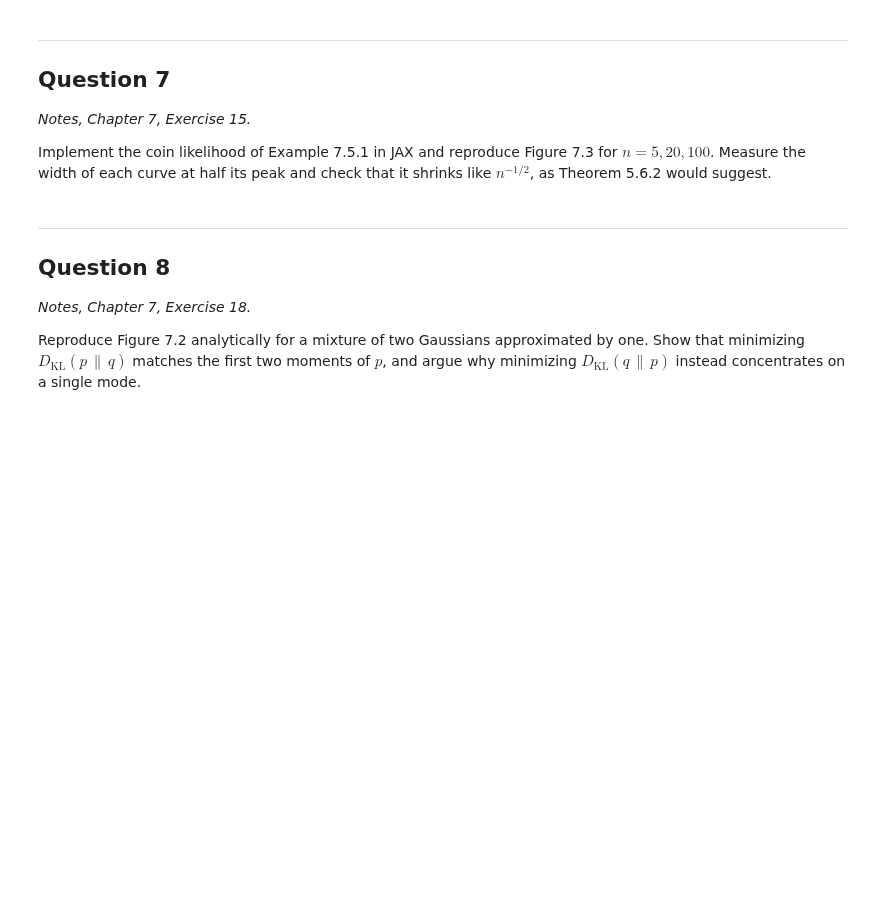
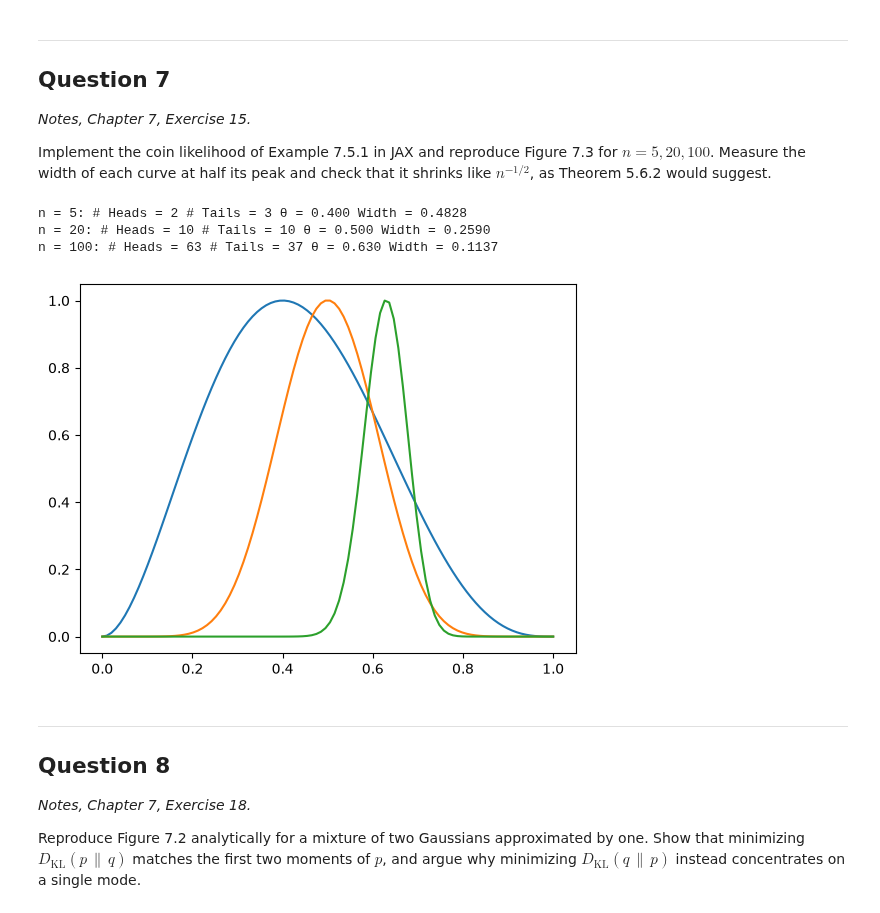
Before and after one commit to akhilghar/COE379L.1, a Jupyter notebook: HW3/Assignment_3-3.ipynb, the cells around one changed output. Drawn from its saved outputs; the diff is of its cells as text; code cells hidden in the pictures; blank space fills up the shorter version.

```diff
--- a/HW3/Assignment_3-3.ipynb
+++ b/HW3/Assignment_3-3.ipynb
@@ -326,6 +328,45 @@ Reproduce the table of Example 6.7.1: $d = 40$ channels, $n = 80$ samples, signa
 Implement the coin likelihood of Example 7.5.1 in JAX and reproduce Figure 7.3 for $n = 5, 20, 100$. Measure the width of each curve at half its peak and check that it shrinks like $n^{-1/2}$, as Theorem 5.6.2 would suggest.
 # %%
 # Question 7: your code here
+key = jax.random.PRNGKey(0)
+
+n_samples = [5, 20, 100]
+
+@jax.jit
+def flip_coin(key):
+    key, subkey = jax.random.split(key)
+    flip = jnp.round(jax.random.uniform(subkey))
+    return flip
+
+#
+theta_sweep = jnp.linspace(0,1,100)
+plt.figure()
+num_heads = np.zeros_like(n_samples)
+num_tails = np.zeros_like(n_samples)
+thetas = np.zeros_like(n_samples,dtype=jnp.float64)
+for i in range(len(n_samples)):
+    keys = jax.random.split(key, n_samples[i])
+    flips = jax.vmap(flip_coin)(keys)
+    thetas[i] = jnp.mean(flips)
+    num_heads[i] = jnp.sum(flips)
+    num_tails[i] = n_samples[i] - num_heads[i]
+
+    L = (theta_sweep)**num_heads[i] * (1.0 - theta_sweep)**num_tails[i]
+    L = jnp.asarray(L/L.max())
+    peak_idx = int(jnp.argmax(L))
+    plt.plot(theta_sweep, L/L.max())
+
+    lower_half, upper_half = jnp.where(L[:peak_idx] <= 0.5)[0], jnp.where(L[peak_idx:] <= 0.5)[0]
+    lo, hi = lower_half[-1], peak_idx + upper_half[0]
+    left = np.interp(0.5, [L[lo], L[lo+1]], [theta_sweep[lo], theta_sweep[lo+1]])
+    right = np.interp(0.5, [L[hi], L[hi-1]], [theta_sweep[hi], theta_sweep[hi-1]])
+
+    print(f"n = {n_samples[i]}: # Heads = {num_heads[i]} # Tails = {num_tails[i]} θ = {thetas[i]:.3f} Width = {right-left:.4f}")
+# %% [output]
+n = 5: # Heads = 2 # Tails = 3 θ = 0.400 Width = 0.4828
+n = 20: # Heads = 10 # Tails = 10 θ = 0.500 Width = 0.2590
+n = 100: # Heads = 63 # Tails = 37 θ = 0.630 Width = 0.1137
+[figure, added]
 # %% [markdown]
 ---
 
```
Also changed, not shown: parts of 2 cells of this notebook, 1 other file.
